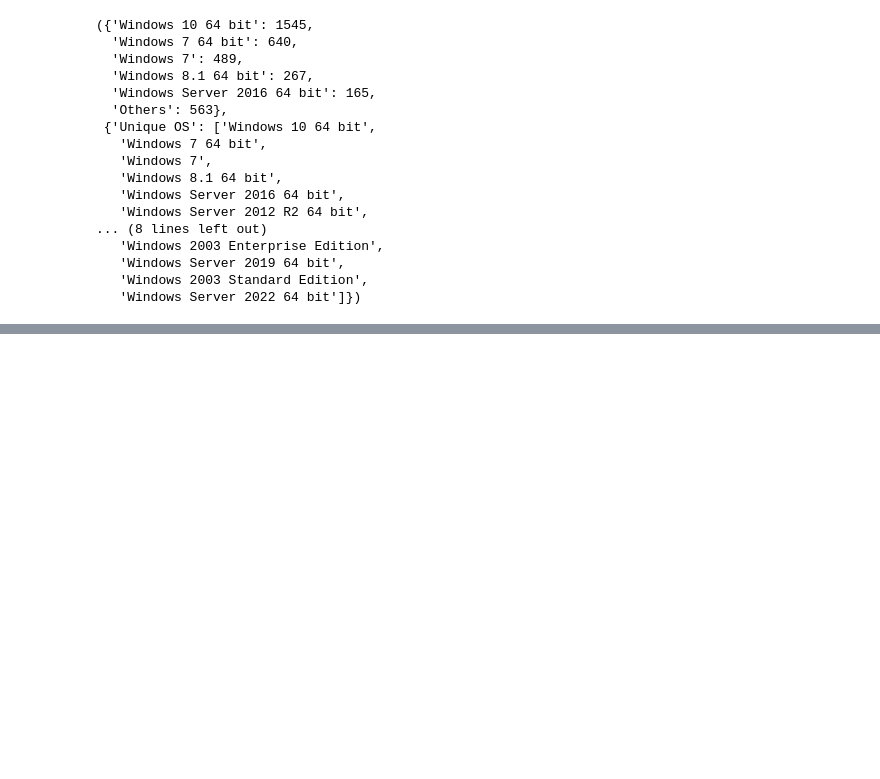
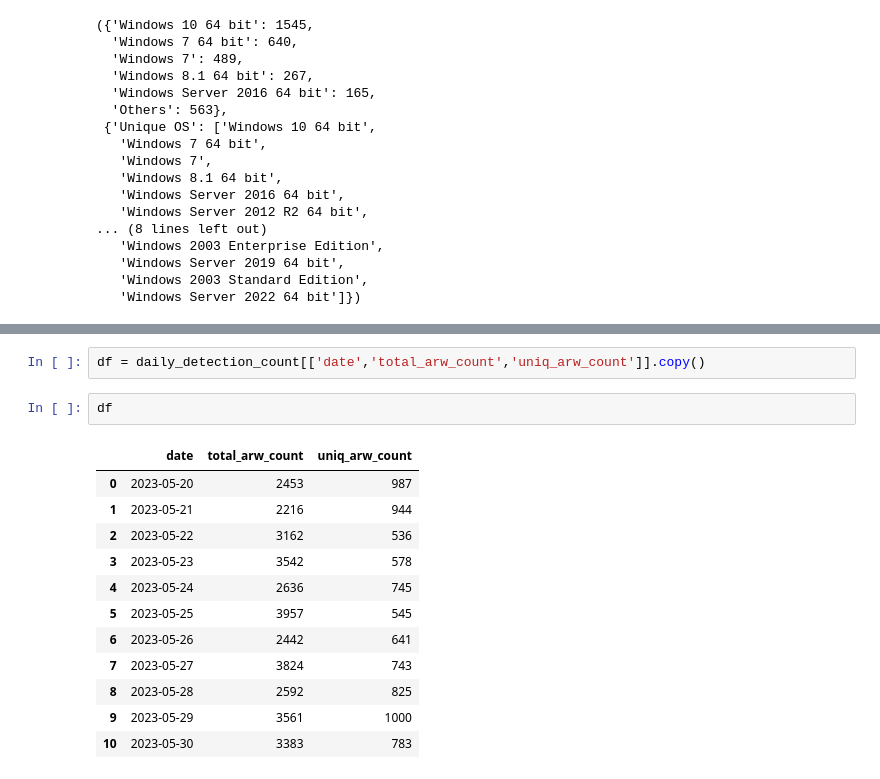
Before and after one commit to prasanthkondapalli/cmdc, a Jupyter notebook: Untitled.ipynb, the cells around one changed output, grey strips where cells are left out. Drawn from its saved outputs; the diff is of its cells as text; blank space fills up the shorter version.

```diff
--- a/Untitled.ipynb
+++ b/Untitled.ipynb
@@ -767,0 +789,17 @@ importing Jupyter notebook from command_center_1.ipynb
+# %%
+df = daily_detection_count[['date','total_arw_count','uniq_arw_count']].copy()
+# %%
+df
+# %% [output]
+|  | date | total_arw_count | uniq_arw_count |
+| 0 | 2023-05-20 | 2453 | 987 |
+| 1 | 2023-05-21 | 2216 | 944 |
+| 2 | 2023-05-22 | 3162 | 536 |
+| 3 | 2023-05-23 | 3542 | 578 |
+| 4 | 2023-05-24 | 2636 | 745 |
+| 5 | 2023-05-25 | 3957 | 545 |
+| 6 | 2023-05-26 | 2442 | 641 |
+| 7 | 2023-05-27 | 3824 | 743 |
+| 8 | 2023-05-28 | 2592 | 825 |
+| 9 | 2023-05-29 | 3561 | 1000 |
+| 10 | 2023-05-30 | 3383 | 783 |
```
Also changed, not shown: parts of 16 cells of this notebook.
